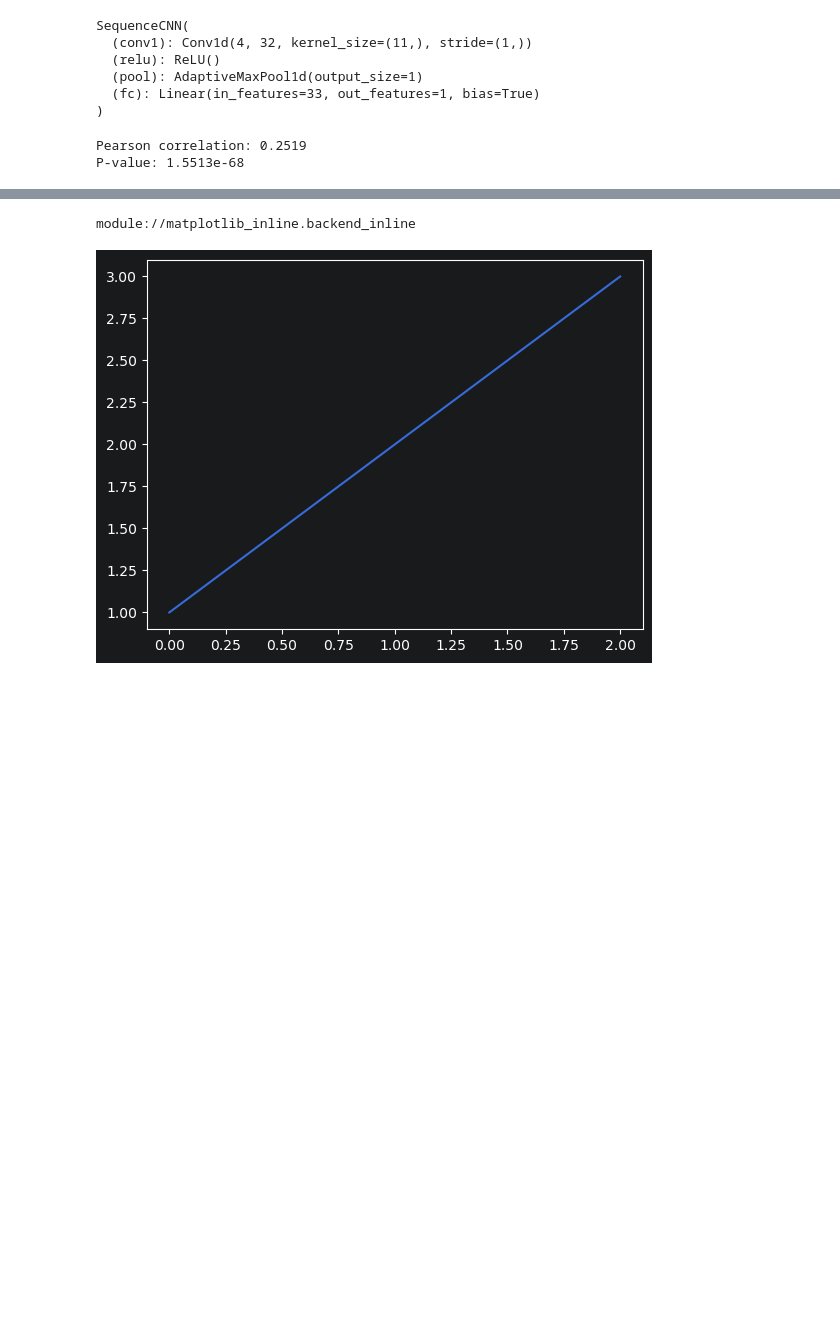
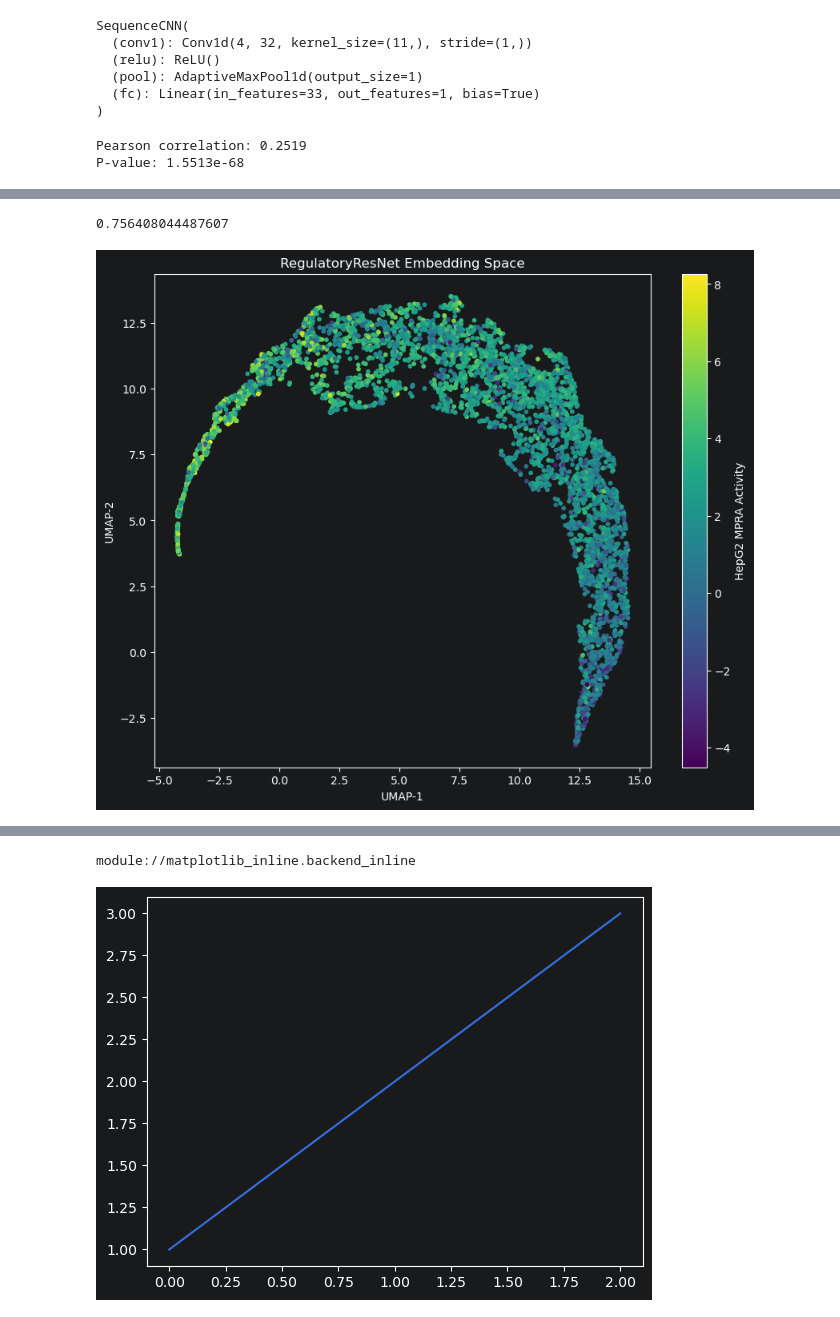
Before and after one commit to huntersair/chromatintune, a Jupyter notebook: notebooks/testing.ipynb, the cells around one changed output, grey strips where cells are left out. Saved outputs shown, nothing was run; the diff lists cells and outputs as text; code cells hidden in the pictures; blank space fills up the shorter version.

```diff
--- a/notebooks/testing.ipynb
+++ b/notebooks/testing.ipynb
@@ -592,0 +1042,7 @@ P-value: 1.5513e-68
+# %%
+evaluate_mlp(
+    embeddings,
+    y
+)
+# %% [output]
+0.756408044487607
@@ -592,0 +1108,58 @@ P-value: 1.5513e-68
+# %%
+import numpy as np
+import pandas as pd
+
+from umap import UMAP
+# Load data
+
+embeddings = np.load(
+    "mpra_embeddings.npy"
+)
+
+df = pd.read_csv(
+    "../data/processed/mpra_features.csv"
+)
+
+activity = df["HepG2_lfc"].values
+
+# UMAP projection
+
+umap = UMAP(
+    n_components=2,
+    n_neighbors=30,
+    min_dist=0.1,
+    random_state=42
+)
+
+embedding_2d = umap.fit_transform(
+    embeddings
+)
+
+# Plot
+
+plt.figure(
+    figsize=(10, 8)
+)
+
+scatter = plt.scatter(
+    embedding_2d[:, 0],
+    embedding_2d[:, 1],
+    c=activity,
+    s=10
+)
+
+plt.colorbar(
+    scatter,
+    label="HepG2 MPRA Activity"
+)
+
+plt.xlabel("UMAP-1")
+plt.ylabel("UMAP-2")
+
+plt.title(
+    "RegulatoryResNet Embedding Space"
+)
+
+plt.show()
+# %% [output]
+[figure, added]
```
Also changed, not shown: parts of 218 cells of this notebook, 7 other files.
